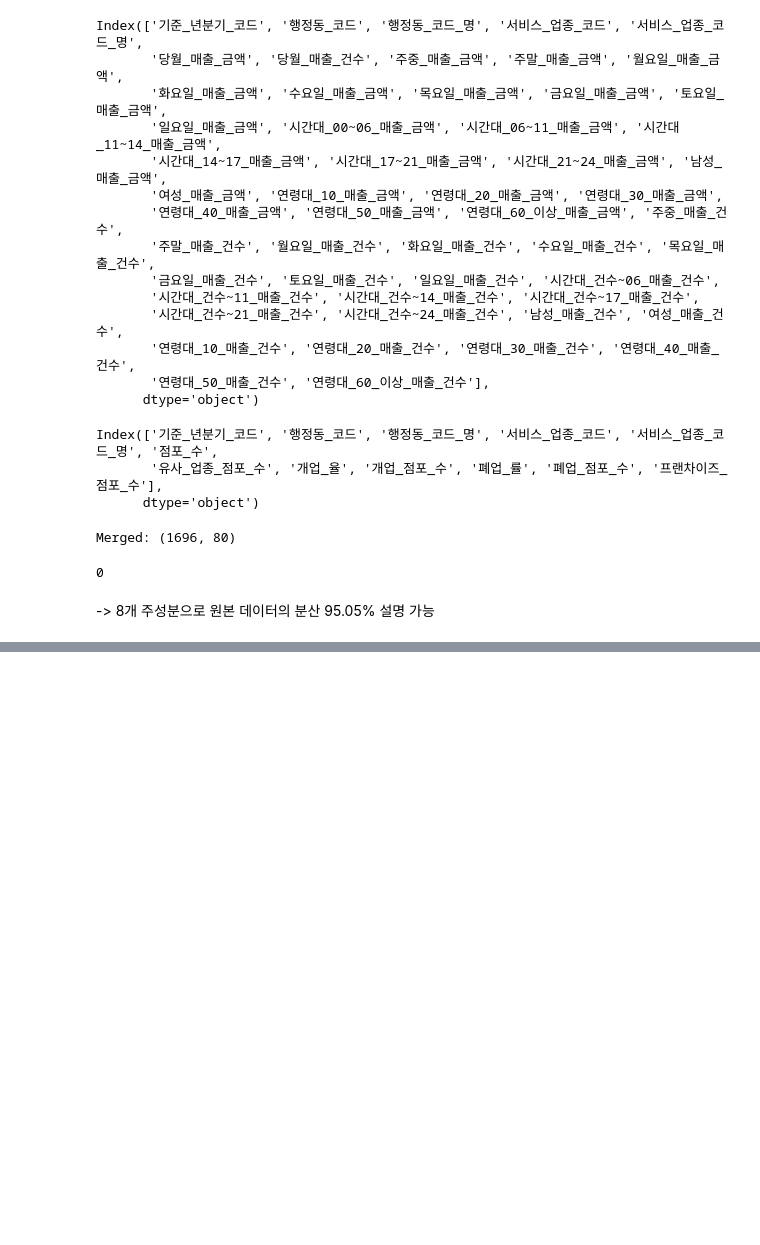
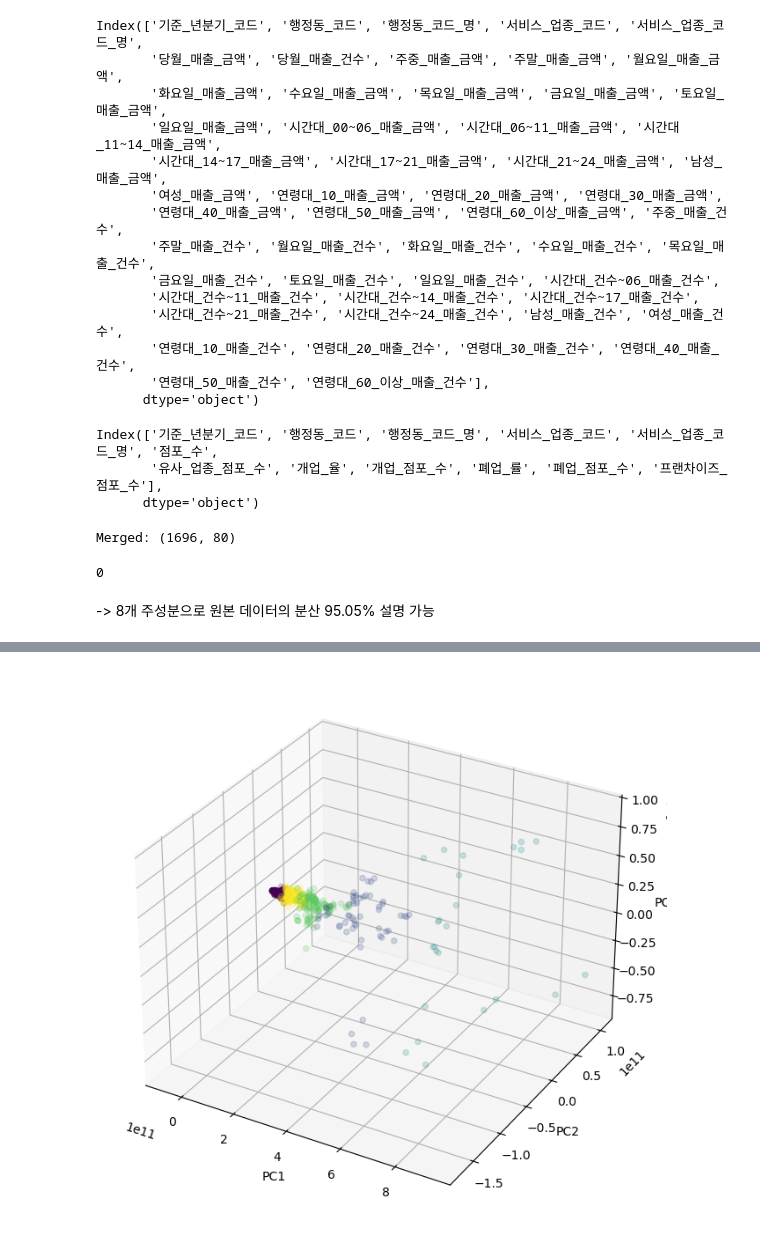
Before and after one commit to data-mining-8/hot-place, a Jupyter notebook: datamining_project.ipynb, the cells around one changed output, grey strips where cells are left out. Saved outputs shown, nothing was run; the diff lists cells and outputs as text; code cells hidden in the pictures; blank space fills up the shorter version.

```diff
--- a/datamining_project.ipynb
+++ b/datamining_project.ipynb
@@ -278,20 +309,22 @@ plt.show()
 # %%
 # 클러스터링 적용
 kmeans = KMeans(n_clusters=5, random_state=42, n_init=10)
 new_merged['cluster'] = kmeans.fit_predict(X_pca)
 
 # 3차원 시각화
 from mpl_toolkits.mplot3d import Axes3D
 
 fig = plt.figure(figsize=(10, 8))
 ax = fig.add_subplot(111, projection='3d')
 
-ax.scatter(X_pca[:,0], X_pca[:,1], X_pca[:,2], c=new_merged['cluster'], cmap='viridis', alpha=0.3)
+ax.scatter(X_pca[:,0], X_pca[:,1], X_pca[:,2], c=new_merged['cluster'], cmap='viridis', alpha=0.2)
 
 ax.set_xlabel('PC1')
 ax.set_ylabel('PC2')
 ax.set_zlabel('PC3')
 plt.show()
+# %% [output]
+[figure, added]
 # %%
 
 # DBSCAN으로 클러스터링 해보기
```
Also changed, not shown: parts of 4 cells of this notebook.
